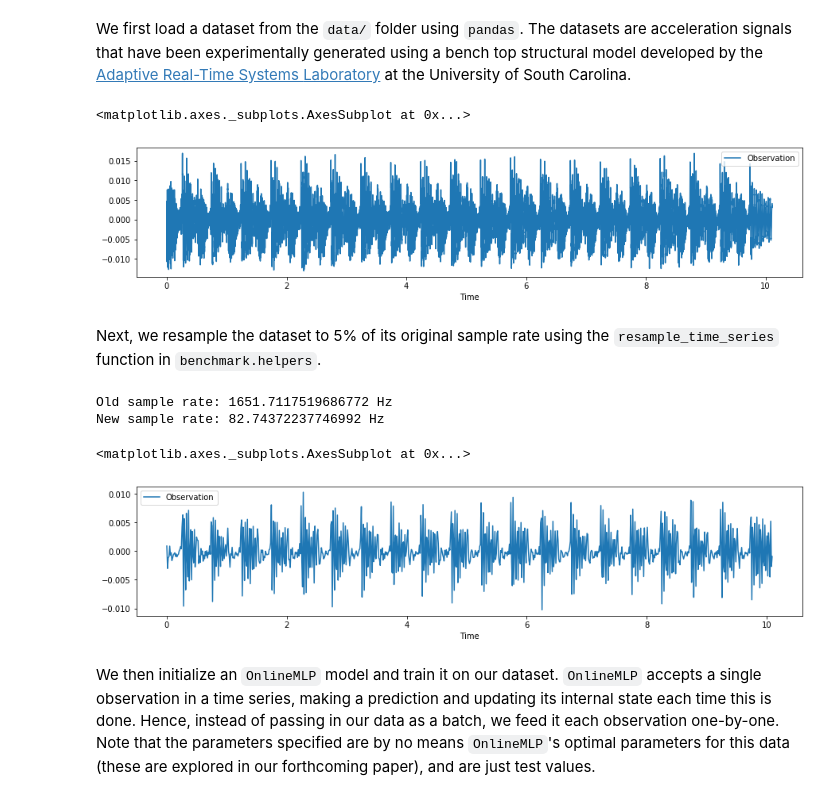
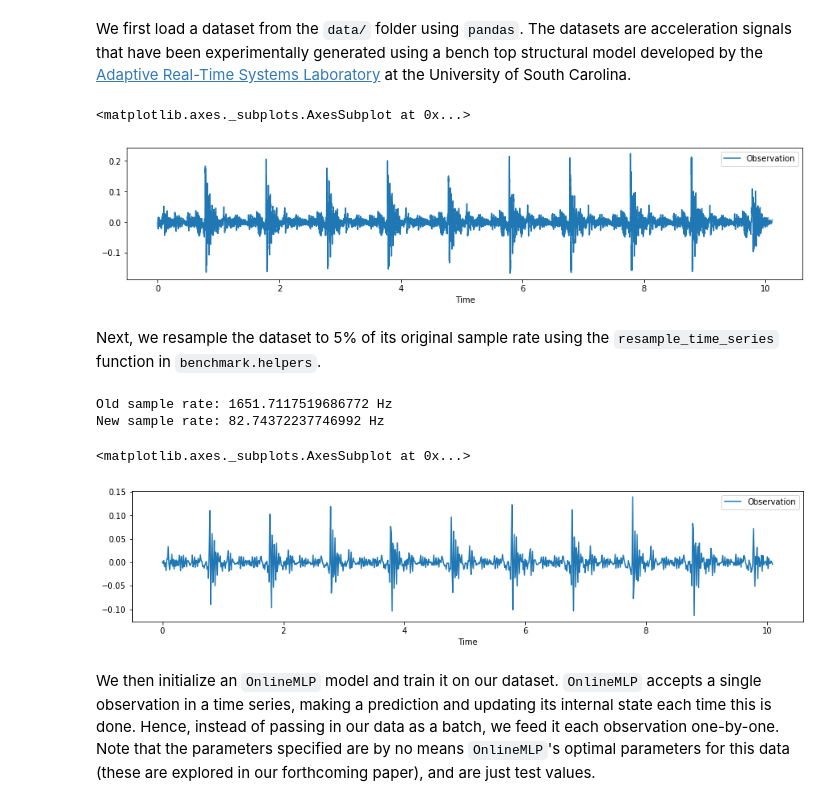
Before and after one commit to singhish/RTML, a Jupyter notebook: notebooks/Online_Training_Demo.ipynb, the cells around one changed output. Cells and saved outputs as stored; diff of their text form; code cells hidden in the pictures.

```diff
--- a/notebooks/Online_Training_Demo.ipynb
+++ b/notebooks/Online_Training_Demo.ipynb
@@ -16,12 +16,12 @@ Laboratory](http://www.me.sc.edu/Research/Downey/) at the University of South Ca
 # %%
 import pandas as pd
 
-series = pd.read_csv('../data/1S_1STD.csv')[['Time', 'Observation']]
+series = pd.read_csv('../data/3S_10STD.csv')[['Time', 'Observation']]
 
 series.plot(y='Observation', x='Time', figsize=(15, 3))
 # %% [output]
 <matplotlib.axes._subplots.AxesSubplot at 0x...>
-[figure, old version]
+[figure, new version]
 # %% [markdown]
 Next, we resample the dataset to 5% of its original sample rate using the `resample_time_series` function in
 `benchmark.helpers`.
@@ -42,7 +42,7 @@ resampled.plot(y='Observation', x='Time', figsize=(15, 3))
 Old sample rate: 1651.7117519686772 Hz
 New sample rate: 82.74372237746992 Hz
 <matplotlib.axes._subplots.AxesSubplot at 0x...>
-[figure, old version]
+[figure, new version]
 # %% [markdown]
 We then initialize an `OnlineMLP` model and train it on our dataset. `OnlineMLP` accepts a single observation in a time
 series, making a prediction and updating its internal state each time this is done. Hence, instead of passing in our
```
Also changed, not shown: parts of 5 cells of this notebook, 5 other files.
